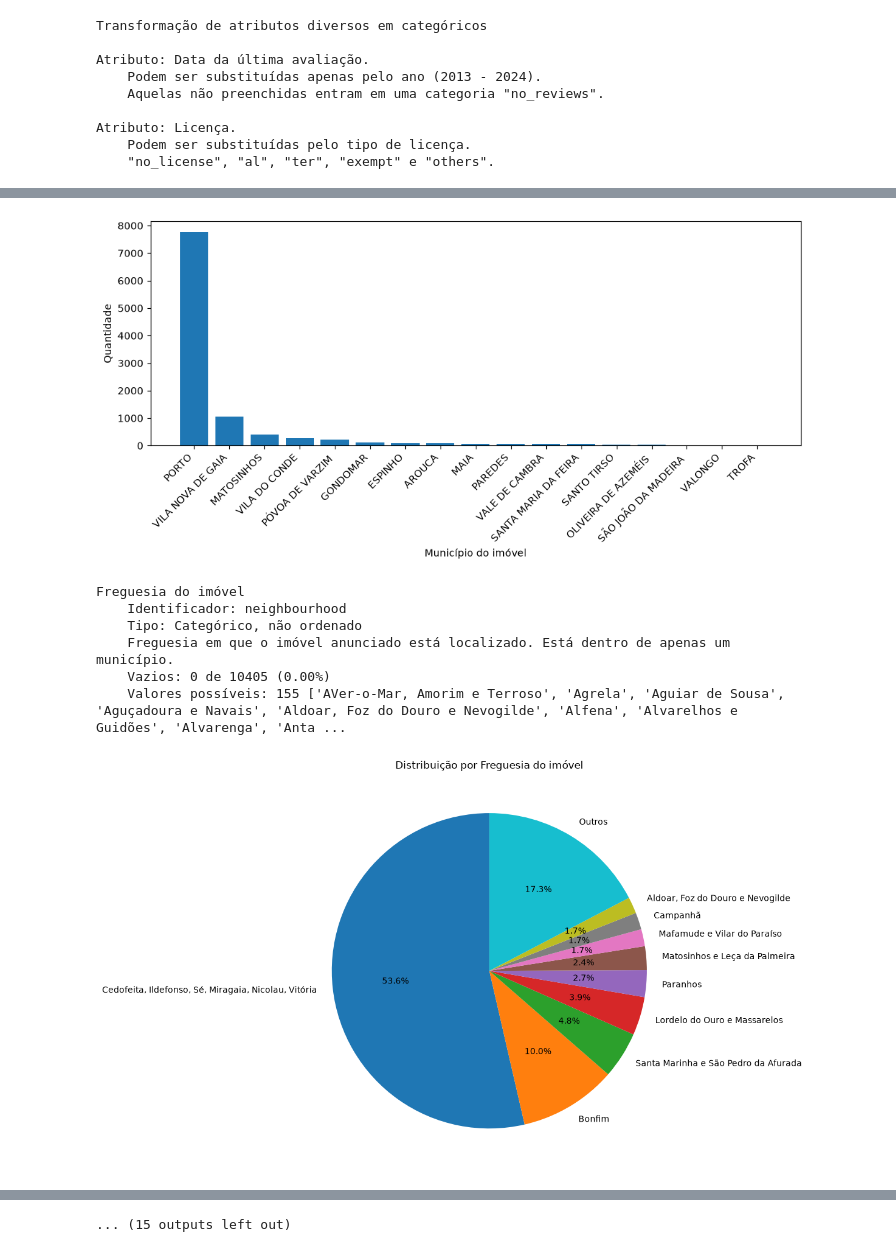
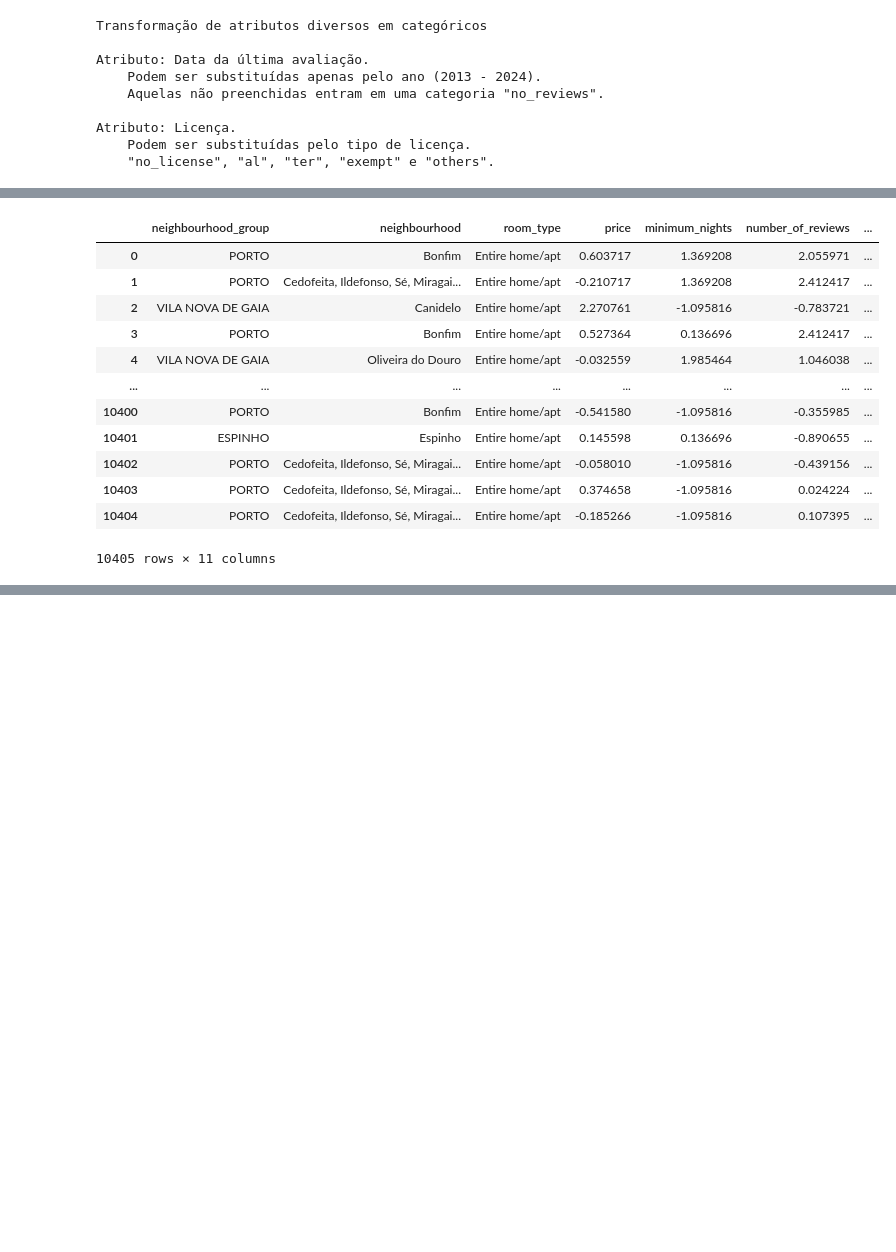
Before and after one commit to gabdumal/data_mining, a Jupyter notebook: assignment_2/main.ipynb, the cells around one changed output, grey strips where cells are left out. Saved outputs shown, nothing was run; the diff lists cells and outputs as text; code cells hidden in the pictures; blank space fills up the shorter version.

```diff
--- a/assignment_2/main.ipynb
+++ b/assignment_2/main.ipynb
@@ -906,3 +900,32 @@ Atributo: Licença.
 # %%
-describe_columns(data_frame=df6, bins=(100, 3, 100, 100, 35, 365))
+from sklearn import preprocessing
+
+print(f"{open_bold}Padronização de variáveis numéricas{close_bold}\n")
+
+print(
+    f"Os outliers já foram tratados.\nPadronizaremos os valores numéricos pelo {open_bold}StandardScaler{close_bold}, para que tenham média 0 e desvio padrão 1."
+)
+
+df8 = df7.copy()
+
+numeric_columns = [
+    "price",
+    "minimum_nights",
+    "number_of_reviews",
+    "reviews_per_month",
+    "calculated_host_listings_count",
+    "availability_365",
+]
+df8[numeric_columns] = df8[numeric_columns].astype("float64")
+
+scaler = preprocessing.StandardScaler()
+df8[numeric_columns] = scaler.fit_transform(df8[numeric_columns])
+
+print(f"\n{open_bold}Média{close_bold}")
+print(df8[numeric_columns].mean())
+
+print(f"\n{open_bold}Desvio padrão{close_bold}")
+print(df8[numeric_columns].std())
+
+df8
 # %% [output]
@@ -926,8 +949,13 @@ Nome do anúncio
-[figure, removed]
+|  | neighbourhood_group | neighbourhood | room_type | price | minimum_nights | number_of_reviews | ... |
+| 0 | PORTO | Bonfim | Entire home/apt | 0.603717 | 1.369208 | 2.055971 | ... |
+| 1 | PORTO | Cedofeita, Ildefonso, Sé, Miragai... | Entire home/apt | -0.210717 | 1.369208 | 2.412417 | ... |
+| 2 | VILA NOVA DE GAIA | Canidelo | Entire home/apt | 2.270761 | -1.095816 | -0.783721 | ... |
+| 3 | PORTO | Bonfim | Entire home/apt | 0.527364 | 0.136696 | 2.412417 | ... |
+| 4 | VILA NOVA DE GAIA | Oliveira do Douro | Entire home/apt | -0.032559 | 1.985464 | 1.046038 | ... |
+| ... | ... | ... | ... | ... | ... | ... | ... |
+| 10400 | PORTO | Bonfim | Entire home/apt | -0.541580 | -1.095816 | -0.355985 | ... |
+| 10401 | ESPINHO | Espinho | Entire home/apt | 0.145598 | 0.136696 | -0.890655 | ... |
+| 10402 | PORTO | Cedofeita, Ildefonso, Sé, Miragai... | Entire home/apt | -0.058010 | -1.095816 | -0.439156 | ... |
+| 10403 | PORTO | Cedofeita, Ildefonso, Sé, Miragai... | Entire home/apt | 0.374658 | -1.095816 | 0.024224 | ... |
+| 10404 | PORTO | Cedofeita, Ildefonso, Sé, Miragai... | Entire home/apt | -0.185266 | -1.095816 | 0.107395 | ... |
-Freguesia do imóvel
-    Identificador: neighbourhood
-    Tipo: Categórico, não ordenado
-    Freguesia em que o imóvel anunciado está localizado. Está dentro de apenas um município.
-    Vazios: 0 de 10405 (0.00%)
-    Valores possíveis: 155 ['AVer-o-Mar, Amorim e Terroso', 'Agrela', 'Aguiar de Sousa', 'Aguçadoura e Navais', 'Aldoar, Foz do Douro e Nevogilde', 'Alfena', 'Alvarelhos e Guidões', 'Alvarenga', 'Anta ...
+10405 rows × 11 columns
-[figure, removed]
@@ -985 +961,0 @@ Estadia mínima
-... (15 outputs left out)
```
Also changed, not shown: parts of 6 cells of this notebook, 1 other file.
